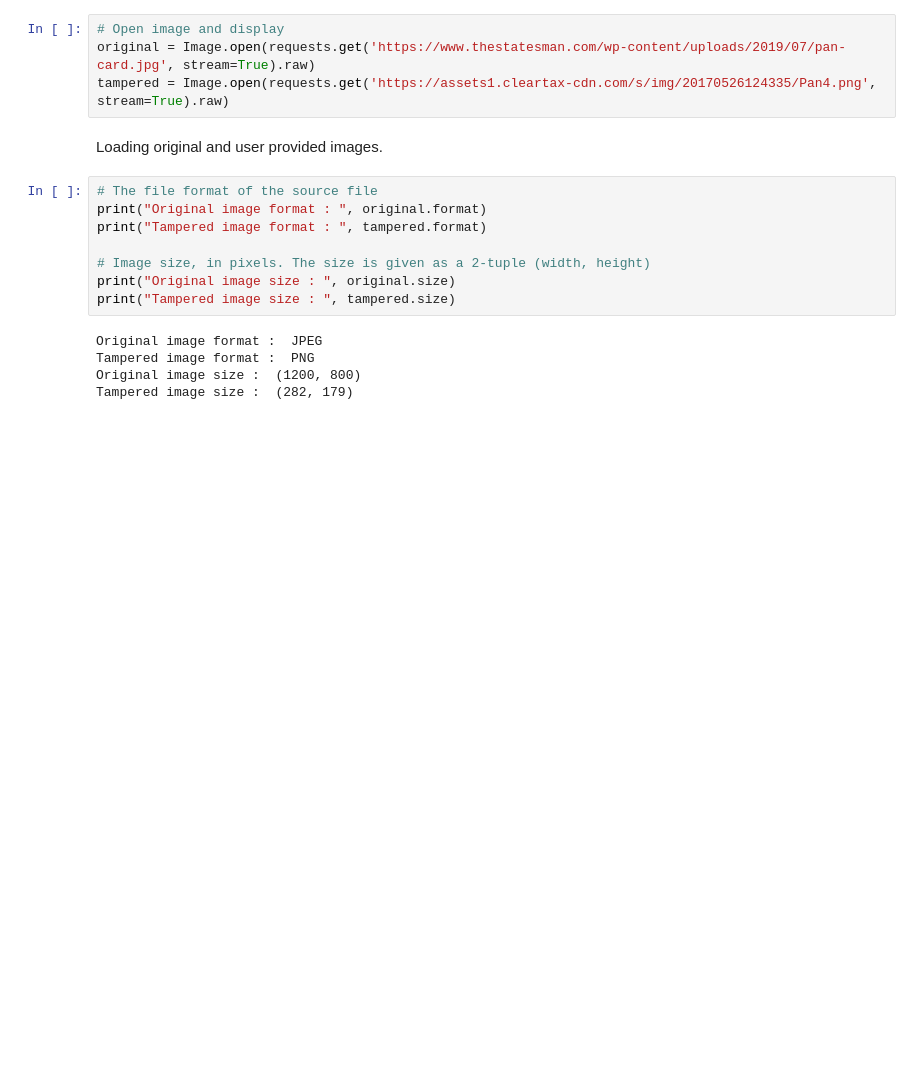
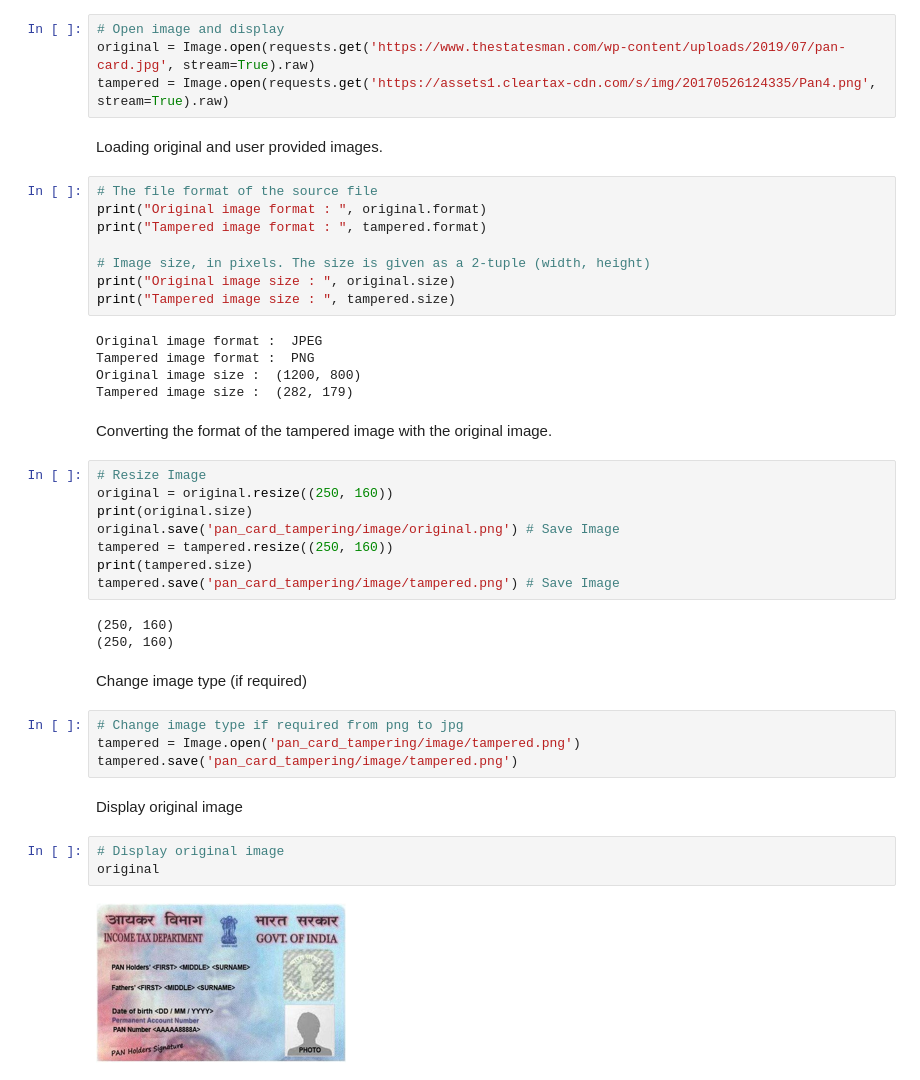
Before and after one commit to AAdewunmi/3D-Landing-Page, a Jupyter notebook: Pan_Card_Tampering_Project.ipynb, the cells around one changed output. Saved outputs shown, nothing was run; the diff lists cells and outputs as text; blank space fills up the shorter version.

```diff
--- a/Pan_Card_Tampering_Project.ipynb
+++ b/Pan_Card_Tampering_Project.ipynb
@@ -35,3 +38,29 @@ Original image format :  JPEG
 Tampered image format :  PNG
 Original image size :  (1200, 800)
 Tampered image size :  (282, 179)
+# %% [markdown]
+Converting the format of the tampered image with the original image.
+# %%
+# Resize Image
+original = original.resize((250, 160))
+print(original.size)
+original.save('pan_card_tampering/image/original.png') # Save Image
+tampered = tampered.resize((250, 160))
+print(tampered.size)
+tampered.save('pan_card_tampering/image/tampered.png') # Save Image
+# %% [output]
+(250, 160)
+(250, 160)
+# %% [markdown]
+Change image type (if required)
+# %%
+# Change image type if required from png to jpg
+tampered = Image.open('pan_card_tampering/image/tampered.png')
+tampered.save('pan_card_tampering/image/tampered.png')
+# %% [markdown]
+Display original image
+# %%
+# Display original image
+original
+# %% [output]
+[figure, added]
```
Also changed, not shown: parts of 3 cells of this notebook.
